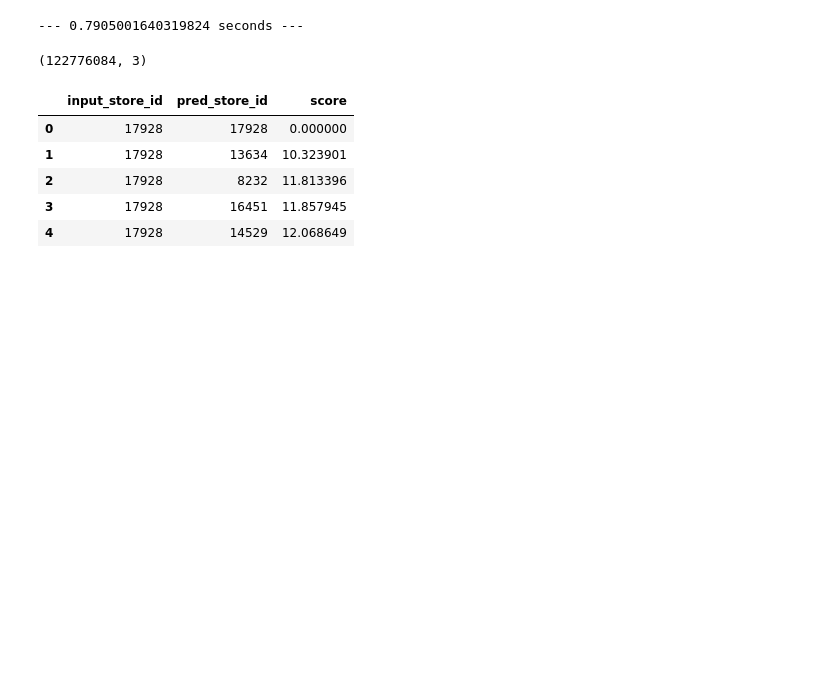
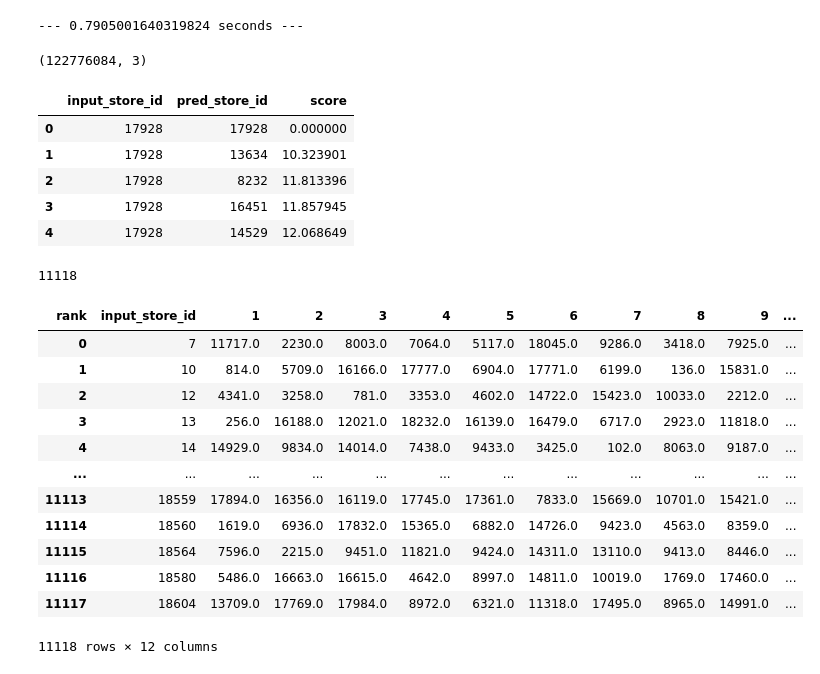
Before and after one commit to Fayord/cro_location_intelligence, a Jupyter notebook: reverse_image_search/merge_search_result.ipynb, the cells around one changed output. Cells and saved outputs as stored; diff of their text form; code cells hidden in the pictures; blank space fills up the shorter version.

```diff
--- a/reverse_image_search/merge_search_result.ipynb
+++ b/reverse_image_search/merge_search_result.ipynb
@@ -43,0 +56,41 @@ all_df.to_feather("search_result.feather")
+# %%
+store_id_list = all_df["input_store_id"].unique().tolist()
+print(len(store_id_list))
+# %% [output]
+11118
+# %%
+# group by input_store_id then expand pred_store_id to columns for 10 smallest score
+test_df = all_df[:]
+result_df = test_df.groupby("input_store_id").apply(
+    lambda x: x.sort_values(by="score", ascending=True).head(11)
+)
+# change index name
+result_df = result_df.reset_index(drop=True)
+# display(result_df)
+# remove row that input_store_id == pred_store_id
+result_df = result_df[result_df["input_store_id"] != result_df["pred_store_id"]]
+# for each group add new column with name rank and value is 1 to 10
+result_df["rank"] = result_df.groupby("input_store_id").cumcount() + 1
+# pivot pred_store_id with reserve order
+result_df = result_df.pivot(
+    index="input_store_id", columns="rank", values="pred_store_id"
+)
+result_df = result_df.reset_index()
+
+
+# result_df = result_df.reset_index()
+result_df
+# %% [output]
+| rank | input_store_id | 1 | 2 | 3 | 4 | 5 | 6 | 7 | 8 | 9 | ... |
+| 0 | 7 | 11717.0 | 2230.0 | 8003.0 | 7064.0 | 5117.0 | 18045.0 | 9286.0 | 3418.0 | 7925.0 | ... |
+| 1 | 10 | 814.0 | 5709.0 | 16166.0 | 17777.0 | 6904.0 | 17771.0 | 6199.0 | 136.0 | 15831.0 | ... |
+| 2 | 12 | 4341.0 | 3258.0 | 781.0 | 3353.0 | 4602.0 | 14722.0 | 15423.0 | 10033.0 | 2212.0 | ... |
+| 3 | 13 | 256.0 | 16188.0 | 12021.0 | 18232.0 | 16139.0 | 16479.0 | 6717.0 | 2923.0 | 11818.0 | ... |
+| 4 | 14 | 14929.0 | 9834.0 | 14014.0 | 7438.0 | 9433.0 | 3425.0 | 102.0 | 8063.0 | 9187.0 | ... |
+| ... | ... | ... | ... | ... | ... | ... | ... | ... | ... | ... | ... |
+| 11113 | 18559 | 17894.0 | 16356.0 | 16119.0 | 17745.0 | 17361.0 | 7833.0 | 15669.0 | 10701.0 | 15421.0 | ... |
+| 11114 | 18560 | 1619.0 | 6936.0 | 17832.0 | 15365.0 | 6882.0 | 14726.0 | 9423.0 | 4563.0 | 8359.0 | ... |
+| 11115 | 18564 | 7596.0 | 2215.0 | 9451.0 | 11821.0 | 9424.0 | 14311.0 | 13110.0 | 9413.0 | 8446.0 | ... |
+| 11116 | 18580 | 5486.0 | 16663.0 | 16615.0 | 4642.0 | 8997.0 | 14811.0 | 10019.0 | 1769.0 | 17460.0 | ... |
+| 11117 | 18604 | 13709.0 | 17769.0 | 17984.0 | 8972.0 | 6321.0 | 11318.0 | 17495.0 | 8965.0 | 14991.0 | ... |
+11118 rows × 12 columns
```
Also changed, not shown: parts of 7 cells of this notebook, 8 other files.
